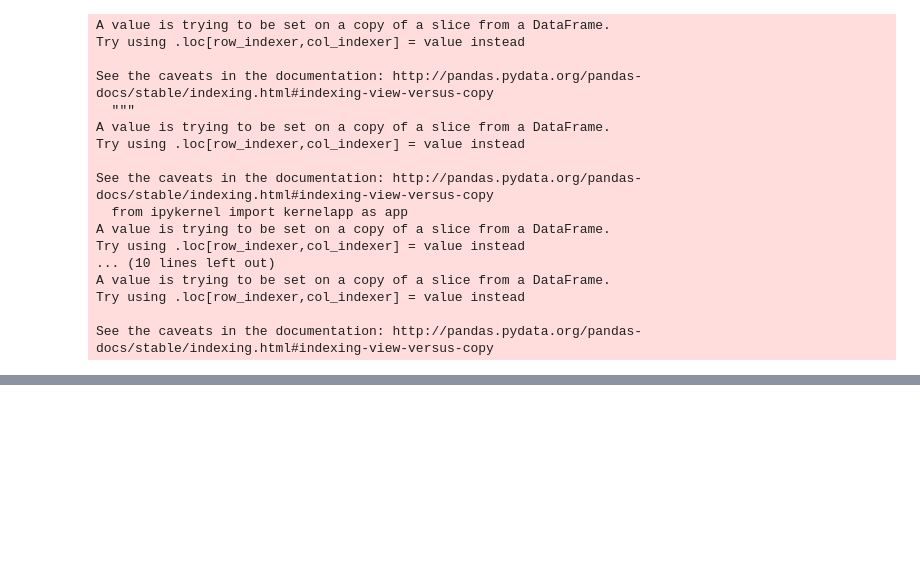
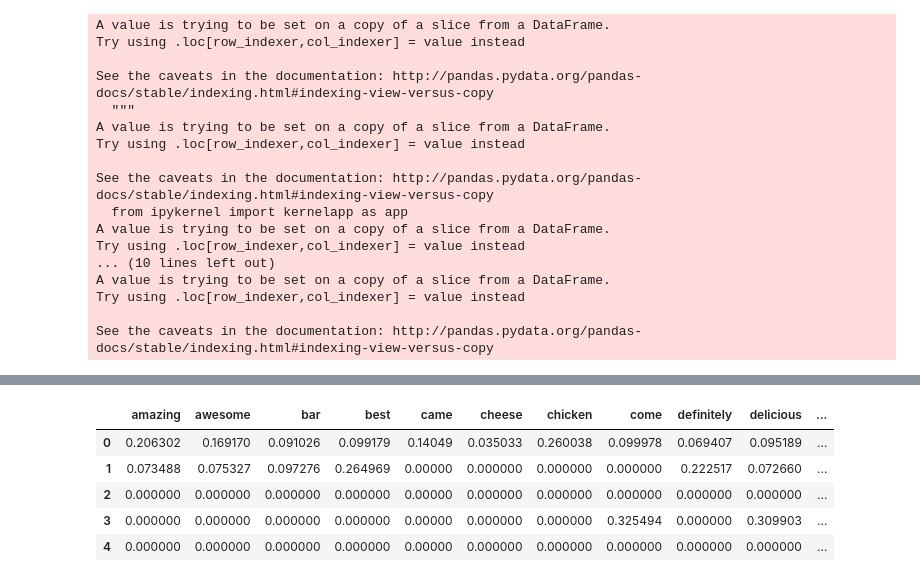
Before and after one commit to ellcrane/restaurant-closing-probability, a Jupyter notebook: notebooks/featurize.ipynb, the cells around one changed output, grey strips where cells are left out. Saved outputs shown, nothing was run; the diff lists cells and outputs as text; code cells hidden in the pictures; blank space fills up the shorter version.

```diff
--- a/notebooks/featurize.ipynb
+++ b/notebooks/featurize.ipynb
@@ -226,0 +249,5 @@ pd.DataFrame(feature_matrix.toarray(), columns=tfidf_1.get_feature_names())
+# %%
+tfidf_five_star_open = TfidfVectorizer(stop_words='english', max_features=50)
+tfidf_five_star_open.fit(open_restaurants['five_star_review_text'])
+r_open = tfidf_five_star_open.transform(restaurants_with_stars['five_star_review_text'])
+r_open_df = pd.DataFrame(r_open.toarray(), columns=tfidf_five_star_open.get_feature_names())
@@ -226,0 +263,9 @@ pd.DataFrame(feature_matrix.toarray(), columns=tfidf_1.get_feature_names())
+# %%
+r_open_df.head()
+# %% [output]
+|  | amazing | awesome | bar | best | came | cheese | chicken | come | definitely | delicious | ... |
+| 0 | 0.206302 | 0.169170 | 0.091026 | 0.099179 | 0.14049 | 0.035033 | 0.260038 | 0.099978 | 0.069407 | 0.095189 | ... |
+| 1 | 0.073488 | 0.075327 | 0.097276 | 0.264969 | 0.00000 | 0.000000 | 0.000000 | 0.000000 | 0.222517 | 0.072660 | ... |
+| 2 | 0.000000 | 0.000000 | 0.000000 | 0.000000 | 0.00000 | 0.000000 | 0.000000 | 0.000000 | 0.000000 | 0.000000 | ... |
+| 3 | 0.000000 | 0.000000 | 0.000000 | 0.000000 | 0.00000 | 0.000000 | 0.000000 | 0.325494 | 0.000000 | 0.309903 | ... |
+| 4 | 0.000000 | 0.000000 | 0.000000 | 0.000000 | 0.00000 | 0.000000 | 0.000000 | 0.000000 | 0.000000 | 0.000000 | ... |
```
Also changed, not shown: parts of 10 cells of this notebook, 1 other file.
